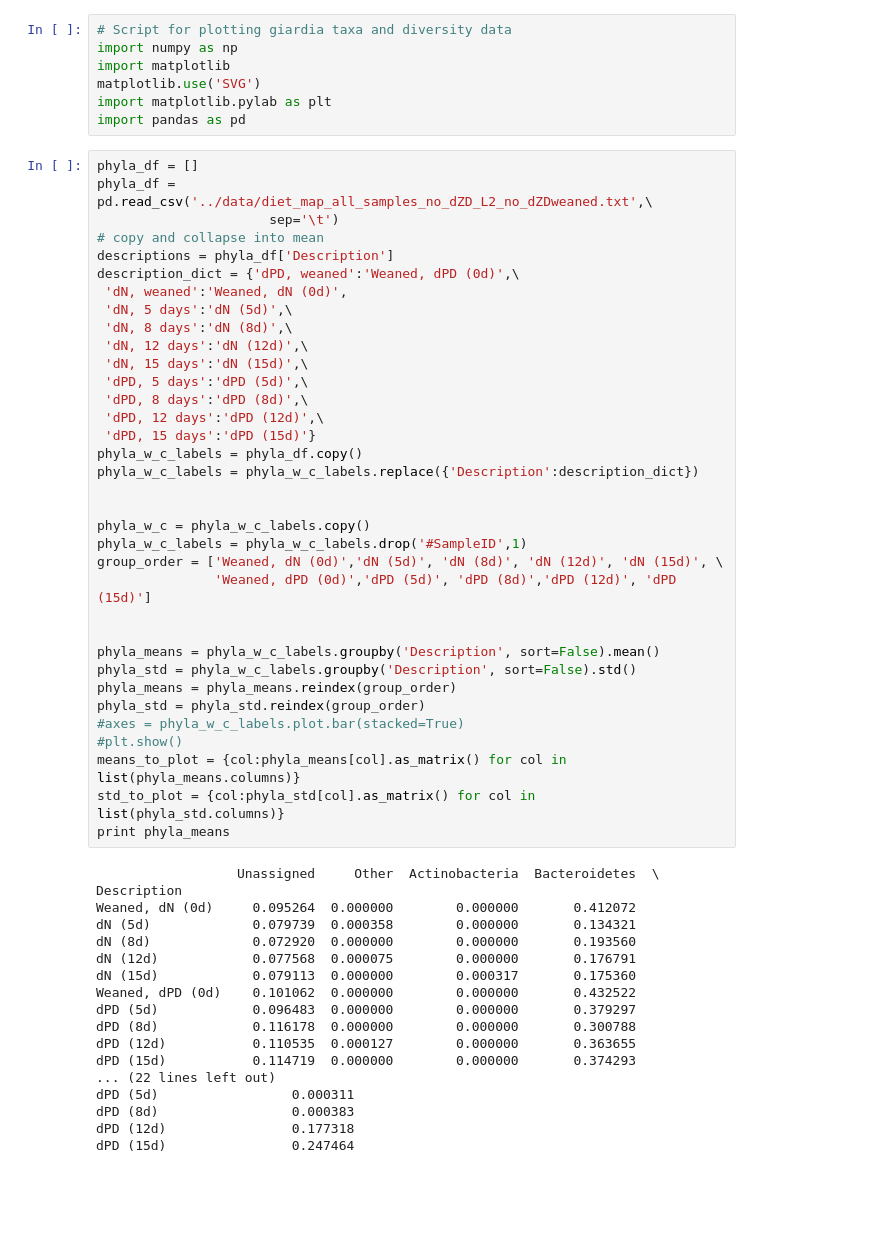
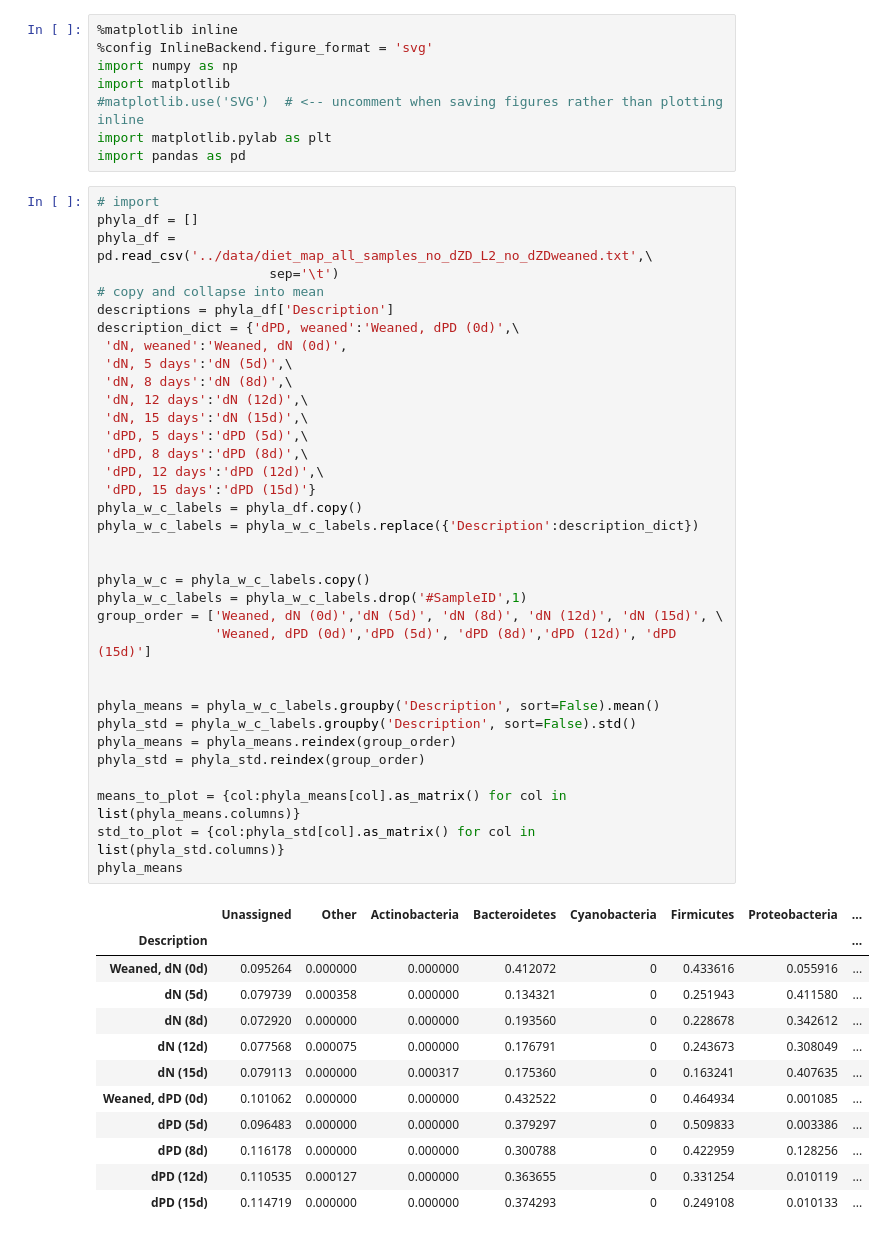
Before and after one commit to alenzhao/malnutrition_microbiota, a Jupyter notebook: bin/malnutrition_plots.ipynb, the cells around one changed output. Saved outputs shown, nothing was run; the diff lists cells and outputs as text; blank space fills up the shorter version.

Commit message:
added /results, reorganized saving of images, reformatted jupyter notebook for inline images

```diff
--- a/bin/malnutrition_plots.ipynb
+++ b/bin/malnutrition_plots.ipynb
@@ -1,61 +1,57 @@
 # %%
-# Script for plotting giardia taxa and diversity data
+%matplotlib inline
+%config InlineBackend.figure_format = 'svg'
 import numpy as np
 import matplotlib
-matplotlib.use('SVG')
+#matplotlib.use('SVG')  # <-- uncomment when saving figures rather than plotting inline
 import matplotlib.pylab as plt
 import pandas as pd
 # %%
+# import
 phyla_df = []
 phyla_df = pd.read_csv('../data/diet_map_all_samples_no_dZD_L2_no_dZDweaned.txt',\
                       sep='\t')
 # copy and collapse into mean
 descriptions = phyla_df['Description']
 description_dict = {'dPD, weaned':'Weaned, dPD (0d)',\
  'dN, weaned':'Weaned, dN (0d)',
  'dN, 5 days':'dN (5d)',\
  'dN, 8 days':'dN (8d)',\
  'dN, 12 days':'dN (12d)',\
  'dN, 15 days':'dN (15d)',\
  'dPD, 5 days':'dPD (5d)',\
  'dPD, 8 days':'dPD (8d)',\
  'dPD, 12 days':'dPD (12d)',\
  'dPD, 15 days':'dPD (15d)'}
 phyla_w_c_labels = phyla_df.copy()
 phyla_w_c_labels = phyla_w_c_labels.replace({'Description':description_dict})
 
 
 phyla_w_c = phyla_w_c_labels.copy()
 phyla_w_c_labels = phyla_w_c_labels.drop('#SampleID',1)
 group_order = ['Weaned, dN (0d)','dN (5d)', 'dN (8d)', 'dN (12d)', 'dN (15d)', \
                'Weaned, dPD (0d)','dPD (5d)', 'dPD (8d)','dPD (12d)', 'dPD (15d)']
 
 
 phyla_means = phyla_w_c_labels.groupby('Description', sort=False).mean()
 phyla_std = phyla_w_c_labels.groupby('Description', sort=False).std()
 phyla_means = phyla_means.reindex(group_order)
 phyla_std = phyla_std.reindex(group_order)
-#axes = phyla_w_c_labels.plot.bar(stacked=True)
-#plt.show()
+
 means_to_plot = {col:phyla_means[col].as_matrix() for col in list(phyla_means.columns)}
 std_to_plot = {col:phyla_std[col].as_matrix() for col in list(phyla_std.columns)}
-print phyla_means
+phyla_means
 # %% [output]
-                  Unassigned     Other  Actinobacteria  Bacteroidetes  \
-Description
-Weaned, dN (0d)     0.095264  0.000000        0.000000       0.412072
-dN (5d)             0.079739  0.000358        0.000000       0.134321
-dN (8d)             0.072920  0.000000        0.000000       0.193560
-dN (12d)            0.077568  0.000075        0.000000       0.176791
-dN (15d)            0.079113  0.000000        0.000317       0.175360
-Weaned, dPD (0d)    0.101062  0.000000        0.000000       0.432522
-dPD (5d)            0.096483  0.000000        0.000000       0.379297
-dPD (8d)            0.116178  0.000000        0.000000       0.300788
-dPD (12d)           0.110535  0.000127        0.000000       0.363655
-dPD (15d)           0.114719  0.000000        0.000000       0.374293
-... (22 lines left out)
-dPD (5d)                 0.000311
-dPD (8d)                 0.000383
-dPD (12d)                0.177318
-dPD (15d)                0.247464
+|  | Unassigned | Other | Actinobacteria | Bacteroidetes | Cyanobacteria | Firmicutes | Proteobacteria | ... |
+| Description |  |  |  |  |  |  |  | ... |
+| Weaned, dN (0d) | 0.095264 | 0.000000 | 0.000000 | 0.412072 | 0 | 0.433616 | 0.055916 | ... |
+| dN (5d) | 0.079739 | 0.000358 | 0.000000 | 0.134321 | 0 | 0.251943 | 0.411580 | ... |
+| dN (8d) | 0.072920 | 0.000000 | 0.000000 | 0.193560 | 0 | 0.228678 | 0.342612 | ... |
+| dN (12d) | 0.077568 | 0.000075 | 0.000000 | 0.176791 | 0 | 0.243673 | 0.308049 | ... |
+| dN (15d) | 0.079113 | 0.000000 | 0.000317 | 0.175360 | 0 | 0.163241 | 0.407635 | ... |
+| Weaned, dPD (0d) | 0.101062 | 0.000000 | 0.000000 | 0.432522 | 0 | 0.464934 | 0.001085 | ... |
+| dPD (5d) | 0.096483 | 0.000000 | 0.000000 | 0.379297 | 0 | 0.509833 | 0.003386 | ... |
+| dPD (8d) | 0.116178 | 0.000000 | 0.000000 | 0.300788 | 0 | 0.422959 | 0.128256 | ... |
+| dPD (12d) | 0.110535 | 0.000127 | 0.000000 | 0.363655 | 0 | 0.331254 | 0.010119 | ... |
+| dPD (15d) | 0.114719 | 0.000000 | 0.000000 | 0.374293 | 0 | 0.249108 | 0.010133 | ... |
 # %%
```
Also changed, not shown: parts of 2 cells of this notebook, 6 other files.
